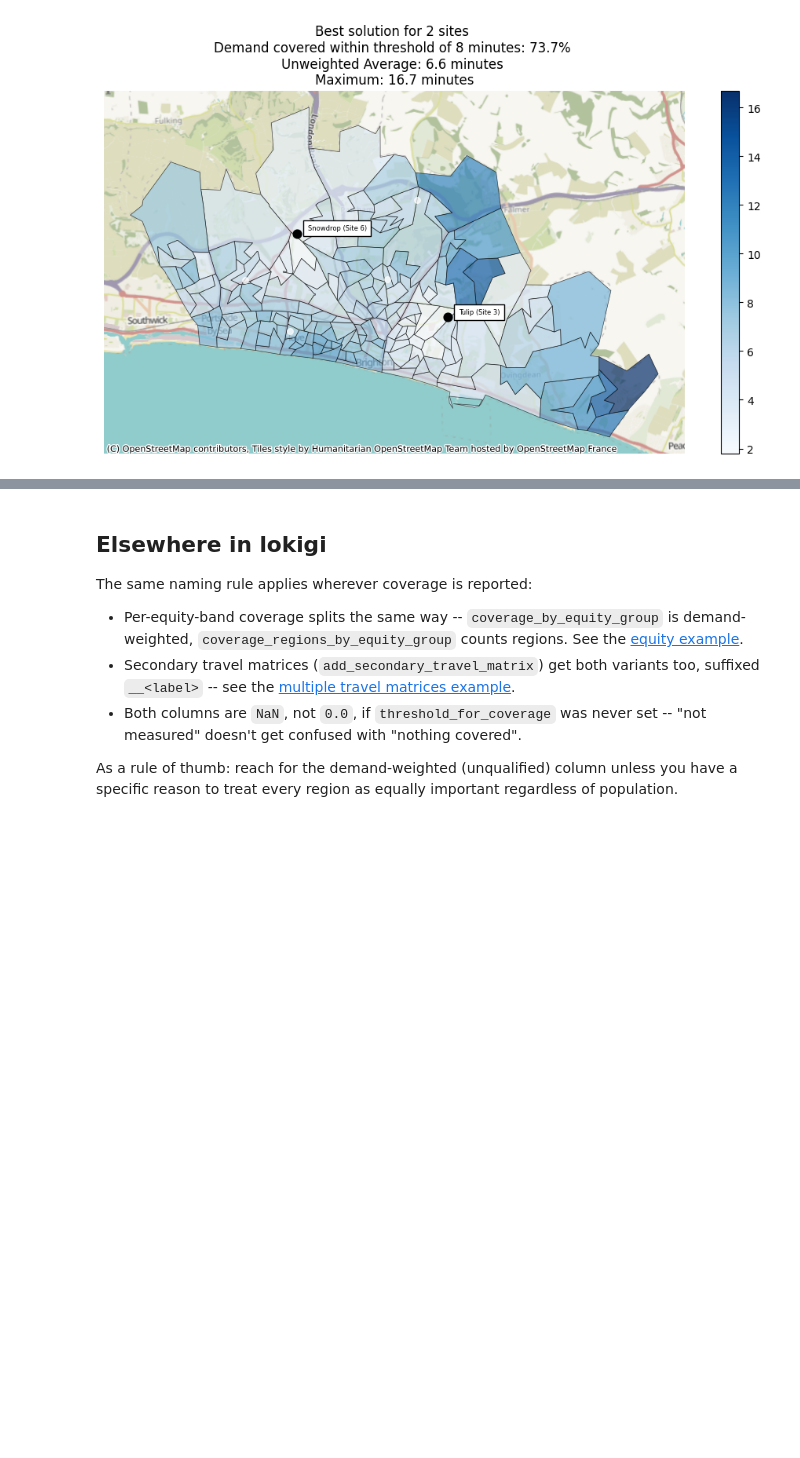
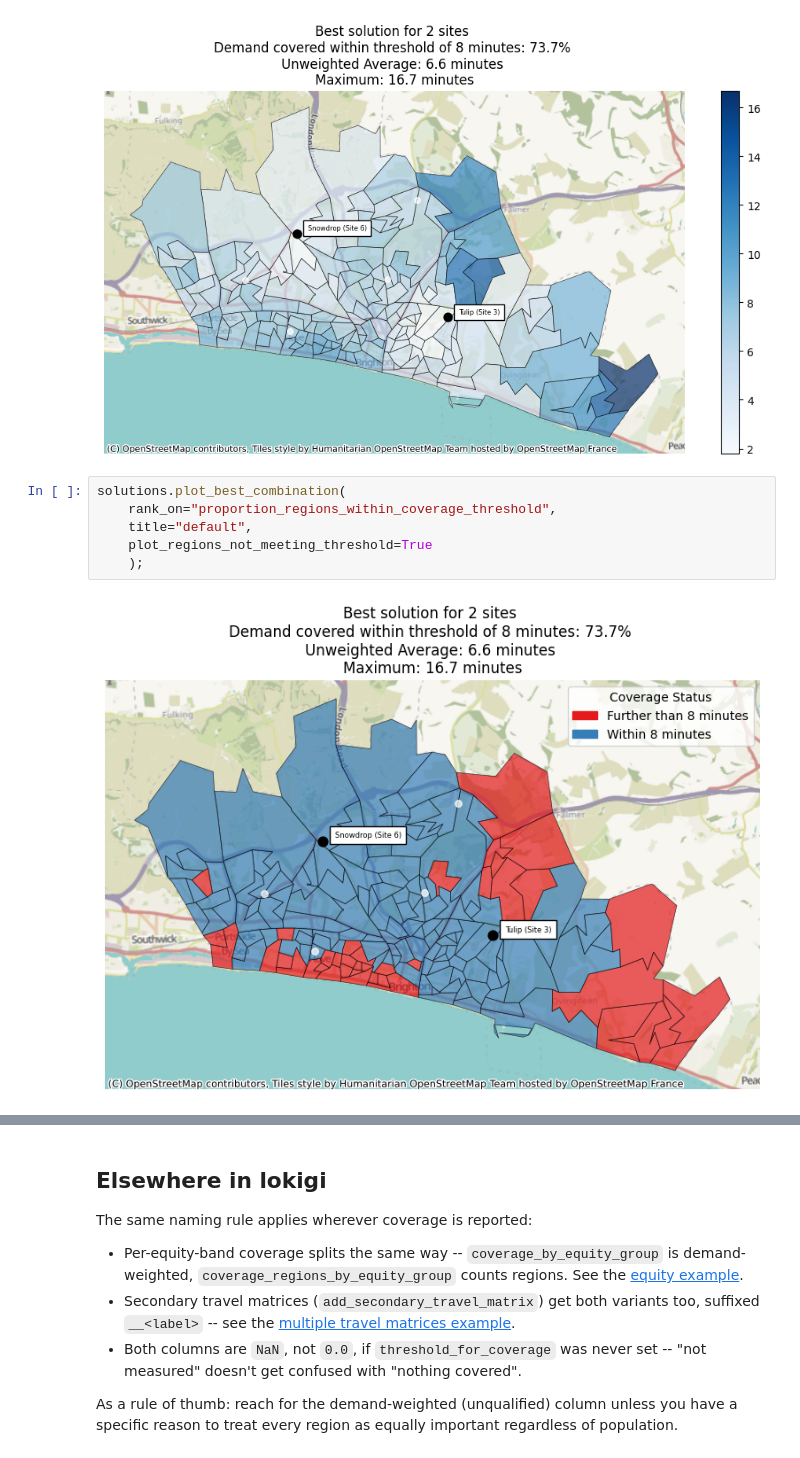
Before and after one commit to hsma-tools/lokigi, a Jupyter notebook: examples/location/coverage_metrics/index.ipynb, the cells around one changed output, grey strips where cells are left out. Cells and saved outputs as stored; diff of their text form; blank space fills up the shorter version.

```diff
--- a/examples/location/coverage_metrics/index.ipynb
+++ b/examples/location/coverage_metrics/index.ipynb
@@ -109,3 +135,11 @@ solutions.plot_best_combination(
     );
 # %% [output]
 [figure]
+# %%
+solutions.plot_best_combination(
+    rank_on="proportion_regions_within_coverage_threshold",
+    title="default",
+    plot_regions_not_meeting_threshold=True
+    );
+# %% [output]
+[figure, added]
```
Also changed, not shown: parts of 13 cells of this notebook.
